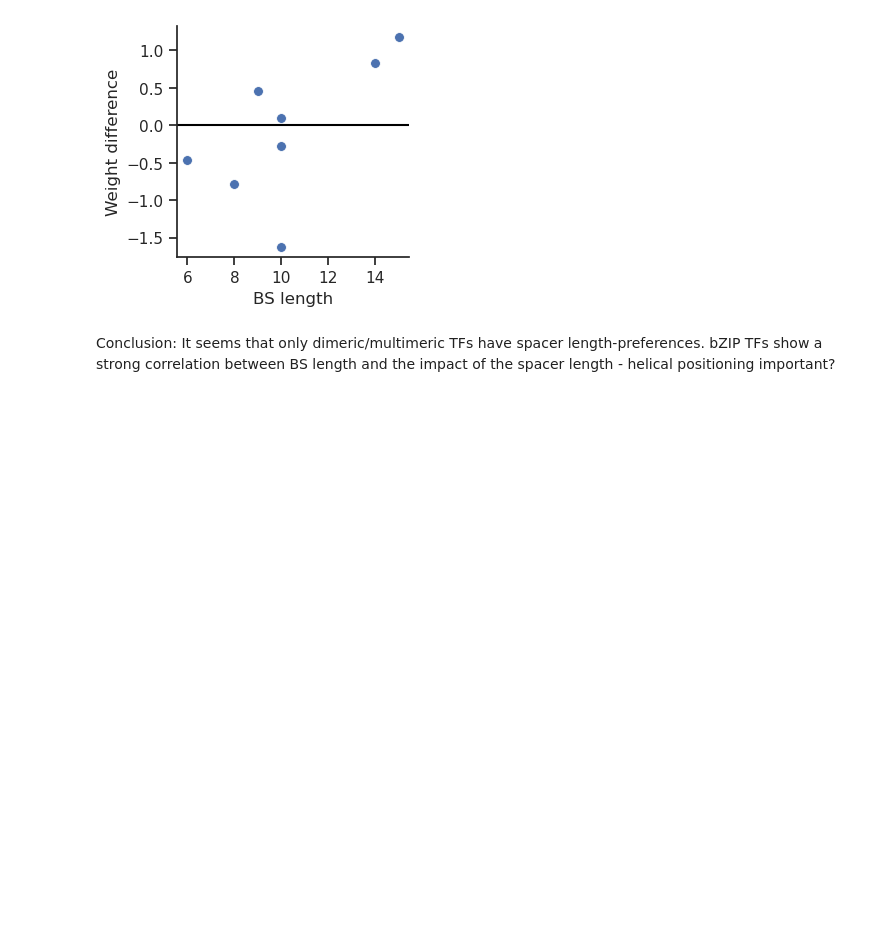
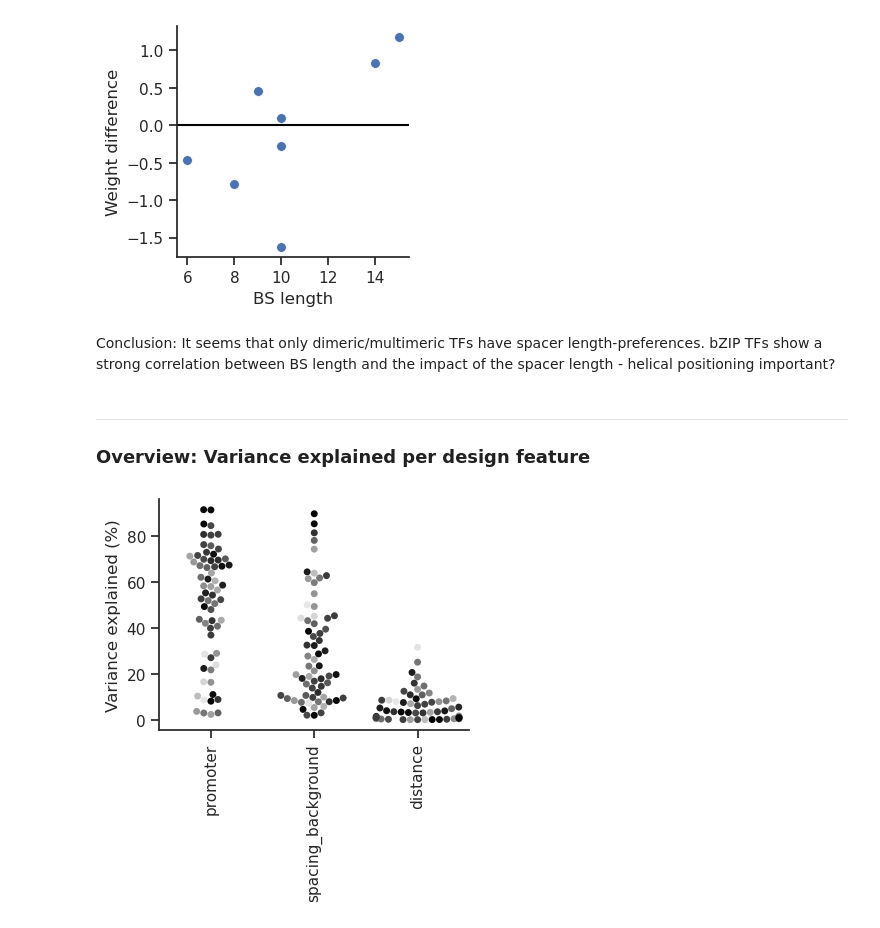
Before and after one commit to mtrauernicht/TF_MPRA, a Jupyter notebook: py_analysis/Fig_3_linear_model.ipynb, the cells around one changed output. Cells and saved outputs as stored; diff of their text form; code cells hidden in the pictures; blank space fills up the shorter version.

```diff
--- a/py_analysis/Fig_3_linear_model.ipynb
+++ b/py_analysis/Fig_3_linear_model.ipynb
@@ -512,3 +524,32 @@ No artists with labels found to put in legend.  Note that artists whose label st
 [figure]
 # %% [markdown]
 Conclusion: It seems that only dimeric/multimeric TFs have spacer length-preferences. bZIP TFs show a strong correlation between BS length and the impact of the spacer length - helical positioning important?
+# %% [markdown]
+---
+### Overview: Variance explained per design feature
+# %%
+exp_variance_plot = exp_variance[exp_variance['tf'].isin(chosen_conditions['tf_condition'])]
+exp_variance_plot['tf'] = exp_variance_plot['tf'].str.replace("_.*", "", regex=True)
+exp_variance_plot['text'] = "TF = " + exp_variance_plot['tf']
+exp_variance_plot = exp_variance_plot[exp_variance_plot['tf'].isin(weight2.index)]
+
+total_variance = exp_variance_plot[exp_variance_plot['feature'] == "total"].copy()
+total_variance = total_variance[['tf', 'rel_sum_sq']].rename(columns={'rel_sum_sq': 'total_variance'})
+
+exp_variance_plot = exp_variance_plot[exp_variance_plot['feature'] != "total"].copy()
+exp_variance_plot = exp_variance_plot.merge(total_variance, on='tf', how='left')
+exp_variance_plot['mean_rel_sum_sq'] = exp_variance_plot.groupby('feature')['rel_sum_sq'].transform('mean')
+
+plt.figure(figsize=(4, 3))
+## Add swarmplot
+sns.swarmplot(data=exp_variance_plot, x='feature', y='rel_sum_sq', hue='total_variance', palette='Greys', dodge=False)
+plt.xlabel('')
+plt.ylabel('Variance explained (%)')
+plt.xticks(rotation=90)
+plt.legend().remove()
+## Save as pdf
+sns.despine()
+plt.savefig("/DATA/usr/m.trauernicht/projects/SuRE-TF/figures/Figure_3/variance_explained.pdf", bbox_inches='tight')
+plt.show();
+# %% [output]
+[figure, added]
```
Also changed, not shown: parts of 4 cells of this notebook, 4 other files.
